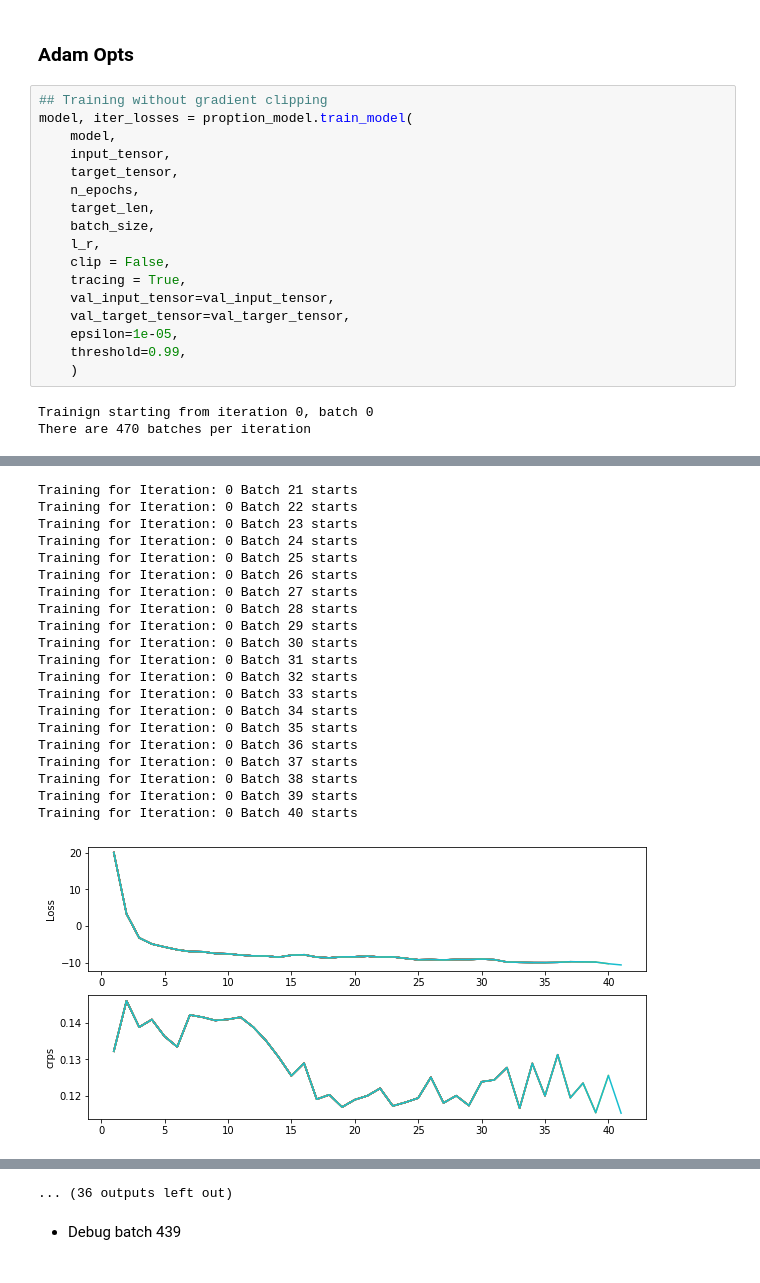
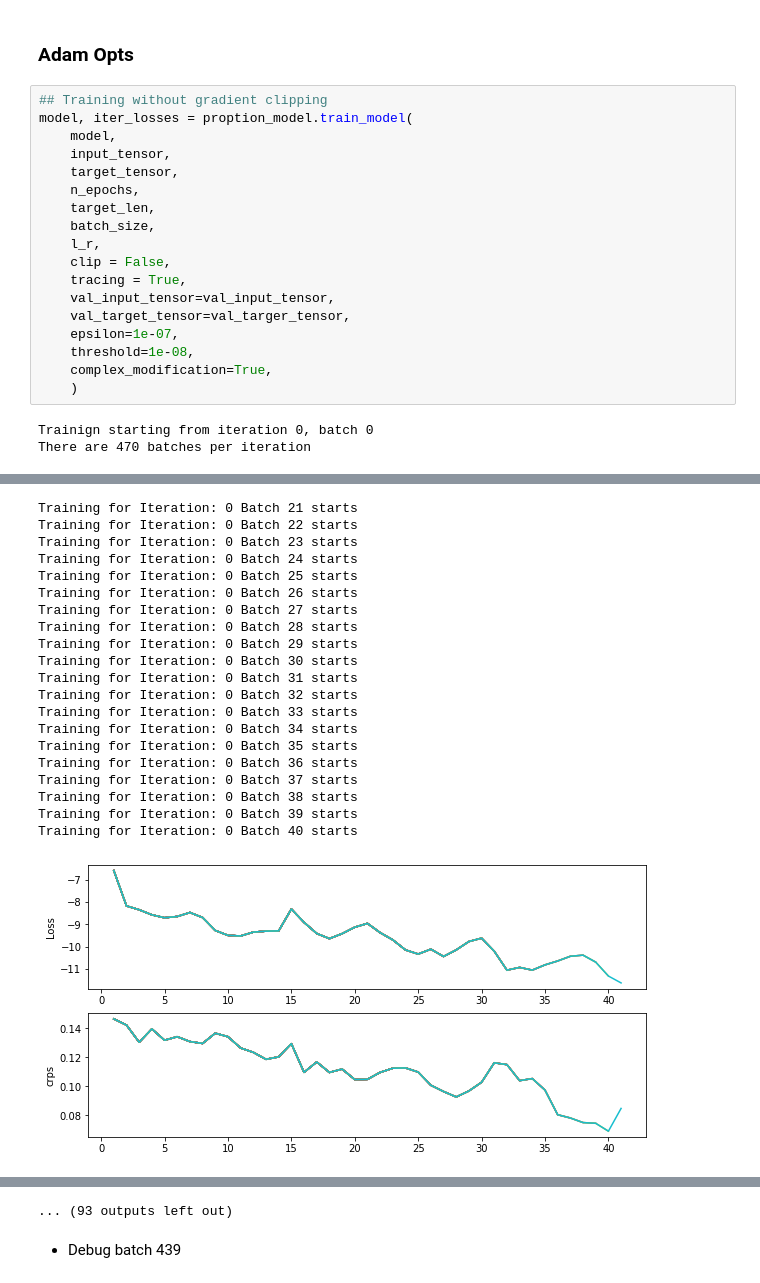
Before and after one commit to RobbenRibery/TimeSeries-Probalistic-TopDown-Drichilet, a Jupyter notebook: notebook/feature_generation_training.ipynb, the cells around one changed output, grey strips where cells are left out. Cells and saved outputs as stored; diff of their text form.

```diff
--- a/notebook/feature_generation_training.ipynb
+++ b/notebook/feature_generation_training.ipynb
@@ -532,8 +532,9 @@ model, iter_losses = proption_model.train_model(
     tracing = True,
     val_input_tensor=val_input_tensor,
     val_target_tensor=val_targer_tensor,
-    epsilon=1e-05,
-    threshold=0.99,
+    epsilon=1e-07,
+    threshold=1e-08,
+    complex_modification=True,
     )
 # %% [output]
 Trainign starting from iteration 0, batch 0
@@ -559,24 +560,24 @@ Training for Iteration: 0 Batch 20 starts
 Training for Iteration: 0 Batch 21 starts
 Training for Iteration: 0 Batch 22 starts
 Training for Iteration: 0 Batch 23 starts
 Training for Iteration: 0 Batch 24 starts
 Training for Iteration: 0 Batch 25 starts
 Training for Iteration: 0 Batch 26 starts
 Training for Iteration: 0 Batch 27 starts
 Training for Iteration: 0 Batch 28 starts
 Training for Iteration: 0 Batch 29 starts
 Training for Iteration: 0 Batch 30 starts
 Training for Iteration: 0 Batch 31 starts
 Training for Iteration: 0 Batch 32 starts
 Training for Iteration: 0 Batch 33 starts
 Training for Iteration: 0 Batch 34 starts
 Training for Iteration: 0 Batch 35 starts
 Training for Iteration: 0 Batch 36 starts
 Training for Iteration: 0 Batch 37 starts
 Training for Iteration: 0 Batch 38 starts
 Training for Iteration: 0 Batch 39 starts
 Training for Iteration: 0 Batch 40 starts
-[figure, old version]
+[figure, new version]
 Training for Iteration: 0 Batch 41 starts
 Training for Iteration: 0 Batch 42 starts
 Training for Iteration: 0 Batch 43 starts
@@ -660,7 +661,7 @@ Training for Iteration: 0 Batch 117 starts
 Training for Iteration: 0 Batch 118 starts
 Training for Iteration: 0 Batch 119 starts
 Training for Iteration: 0 Batch 120 starts
-... (36 outputs left out)
+... (93 outputs left out)
 # %% [markdown]
 - Debug batch 439
 # %%
```
Also changed, not shown: parts of 3 cells of this notebook, 2 other files.
